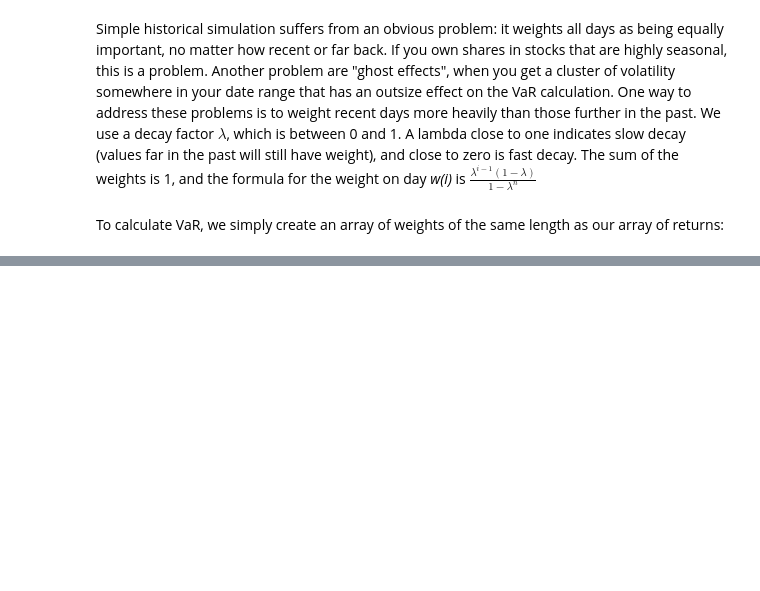
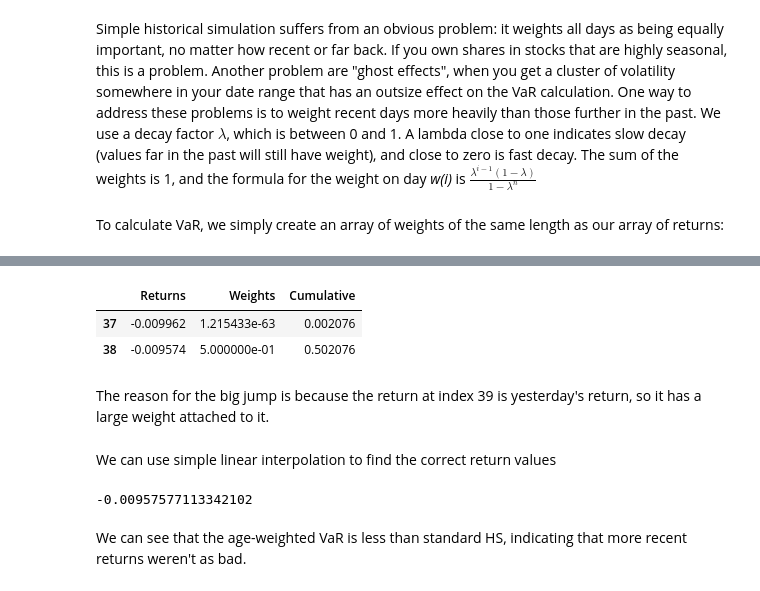
Before and after one commit to matthew-e-thomas/financial-analysis, a Jupyter notebook: Filtered_Historical_VaR.ipynb, the cells around one changed output, grey strips where cells are left out. Saved outputs shown, nothing was run; the diff lists cells and outputs as text; code cells hidden in the pictures; blank space fills up the shorter version.

```diff
--- a/Filtered_Historical_VaR.ipynb
+++ b/Filtered_Historical_VaR.ipynb
@@ -245,0 +252,10 @@ wts_returns.sort_values(by='Returns')
+# %%
+sort_wts.loc[37:38]
+# %% [output]
+|  | Returns | Weights | Cumulative |
+| 37 | -0.009962 | 1.215433e-63 | 0.002076 |
+| 38 | -0.009574 | 5.000000e-01 | 0.502076 |
+# %% [markdown]
+The reason for the big jump is because the return at index 39 is yesterday's return, so it has a large weight attached to it.
+# %% [markdown]
+We can use simple linear interpolation to find the correct return values
@@ -245,0 +266,6 @@ wts_returns.sort_values(by='Returns')
+# %%
+print(VaR_weighted)
+# %% [output]
+-0.00957577113342102
+# %% [markdown]
+We can see that the age-weighted VaR is less than standard HS, indicating that more recent returns weren't as bad.
```
Also changed, not shown: parts of 13 cells of this notebook.
